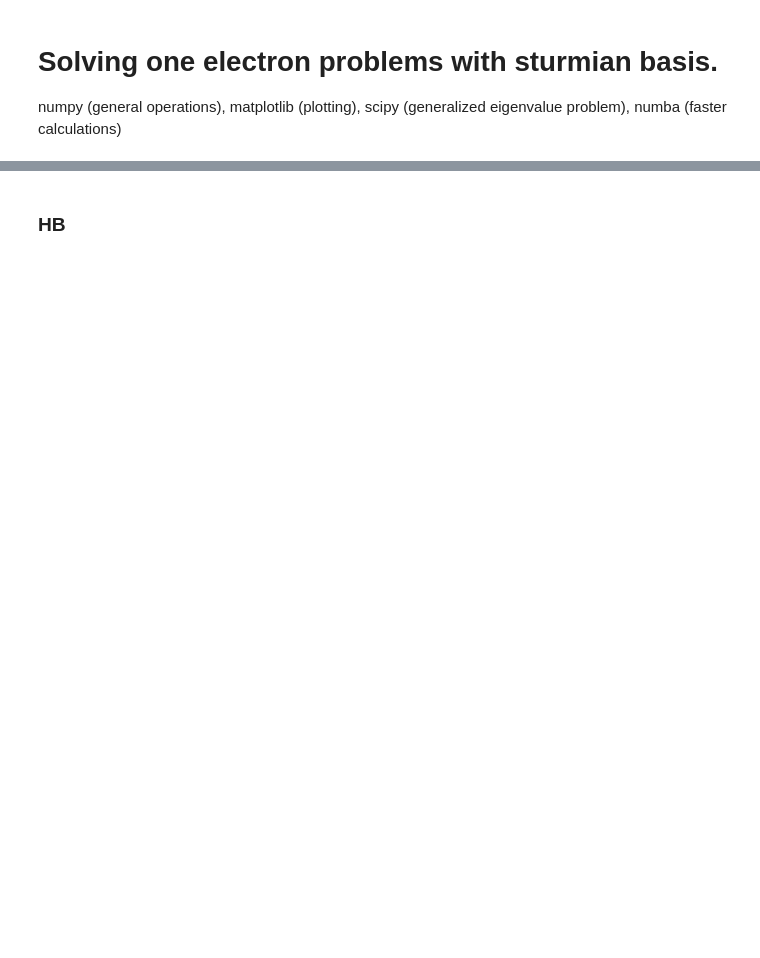
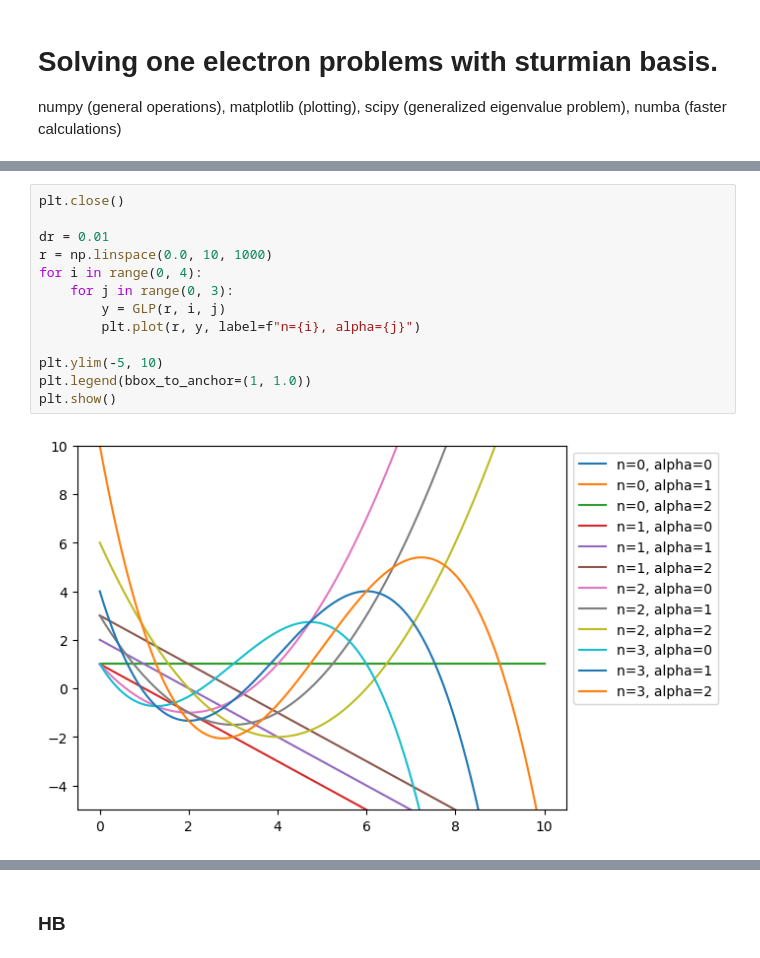
Before and after one commit to Indoxer/sturmian-quantum, a Jupyter notebook: sturmian.ipynb, the cells around one changed output, grey strips where cells are left out. Drawn from its saved outputs; the diff is of its cells as text; blank space fills up the shorter version.

```diff
--- a/sturmian.ipynb
+++ b/sturmian.ipynb
@@ -102,2 +121,17 @@ def Z(r, z, a1, a2, a3, a4):
 def V2(r, alpha_c, rc, a1, a2, a3, a4, z):
     return -(Z(r, z, a1, a2, a3, a4)) / r - (alpha_c / (2 * r**4)) * (1 - (np.exp(-((r / rc) ** 6))))
+# %%
+plt.close()
+
+dr = 0.01
+r = np.linspace(0.0, 10, 1000)
+for i in range(0, 4):
+    for j in range(0, 3):
+        y = GLP(r, i, j)
+        plt.plot(r, y, label=f"n={i}, alpha={j}")
+
+plt.ylim(-5, 10)
+plt.legend(bbox_to_anchor=(1, 1.0))
+plt.show()
+# %% [output]
+[figure, added]
```
Also changed, not shown: parts of 15 cells of this notebook, 6 other files.
